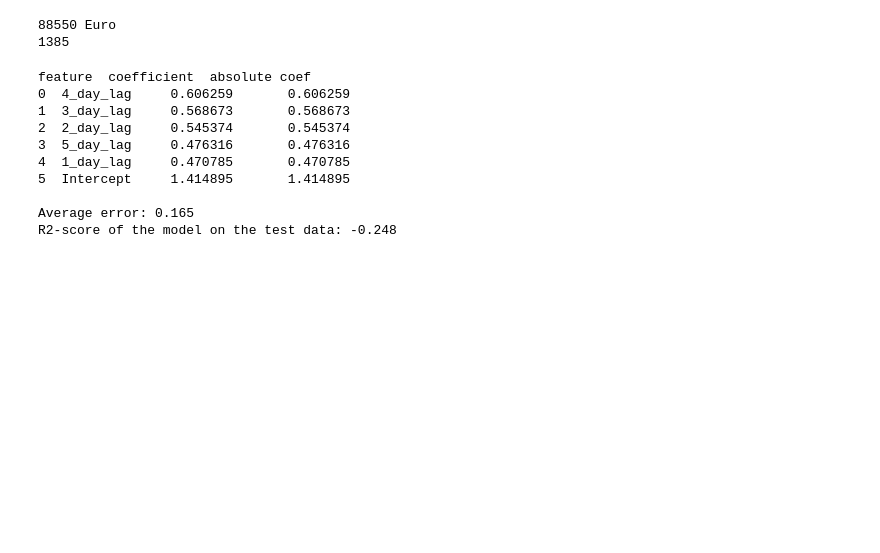
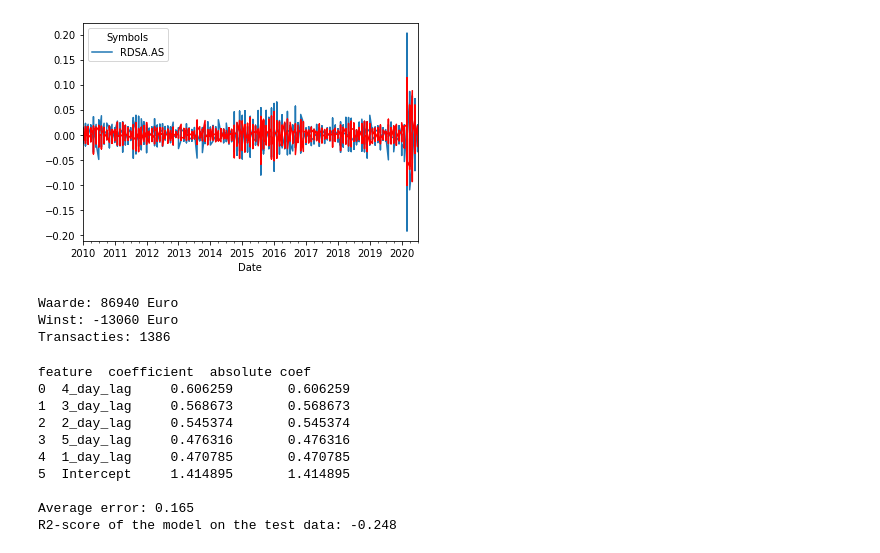
Before and after one commit to Ajalkema/Simple-Trading-Algorithms, a Jupyter notebook: Notebook.ipynb, the cells around one changed output. Saved outputs shown, nothing was run; the diff lists cells and outputs as text; code cells hidden in the pictures; blank space fills up the shorter version.

```diff
--- a/Notebook.ipynb
+++ b/Notebook.ipynb
@@ -87,14 +82,16 @@ ValueError: x is required to have ndim 1 but has ndim 2
 # %%
 from statsmodels.tsa.seasonal import seasonal_decompose
 from statsmodels.tsa.arima_model import ARIMA
 pd.plotting.register_matplotlib_converters()
 
-model = ARIMA(df['Returns'], order=(2, 0, 0))
+model = ARIMA(df['Returns'], order=(2, 1, 0))
 results = model.fit(disp=-1)
 
 df['Returns'].plot()
 plt.plot(results.fittedvalues, color='red')
 plt.show()
+# %% [output]
+[figure, added]
 # %%
 doekoe = 100_000
 cost = 1
@@ -112,12 +109,14 @@ for ret, pred in zipper:
         num_trade += 1
 
 #print('prediction shift: ', i)
-print(round(doekoe), 'Euro')
-print(num_trade)
+print('Waarde:', round(doekoe), 'Euro')
+print('Winst:', int(doekoe) - 100_000, 'Euro')
+print('Transacties:', num_trade)
 print(' ')
 # %% [output]
-88550 Euro
-1385
+Waarde: 86940 Euro
+Winst: -13060 Euro
+Transacties: 1386
 # %%
 X = df[['1_day_lag', '2_day_lag', '3_day_lag',
         '4_day_lag', '5_day_lag',
```
Also changed, not shown: parts of 4 cells of this notebook.
